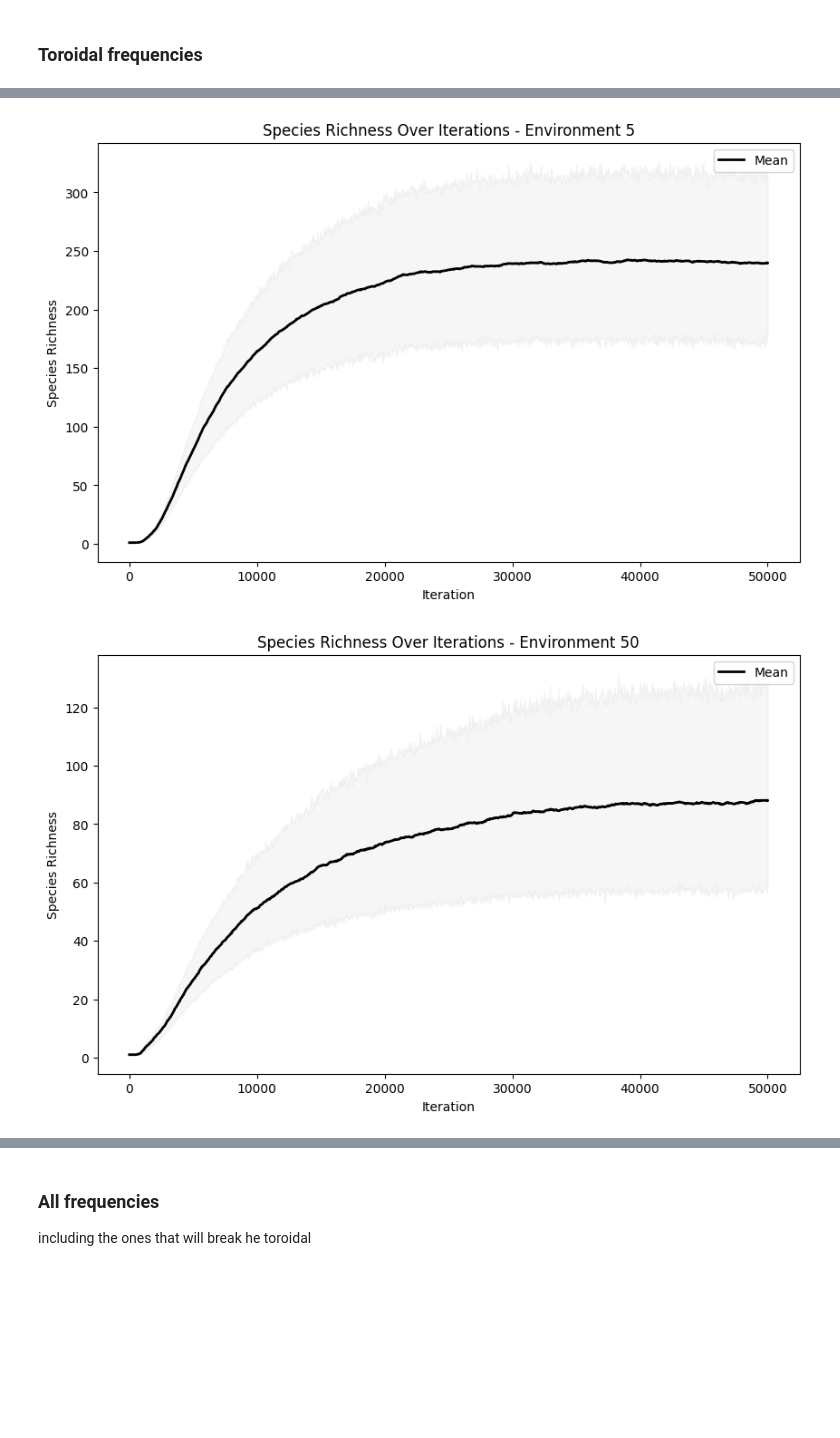
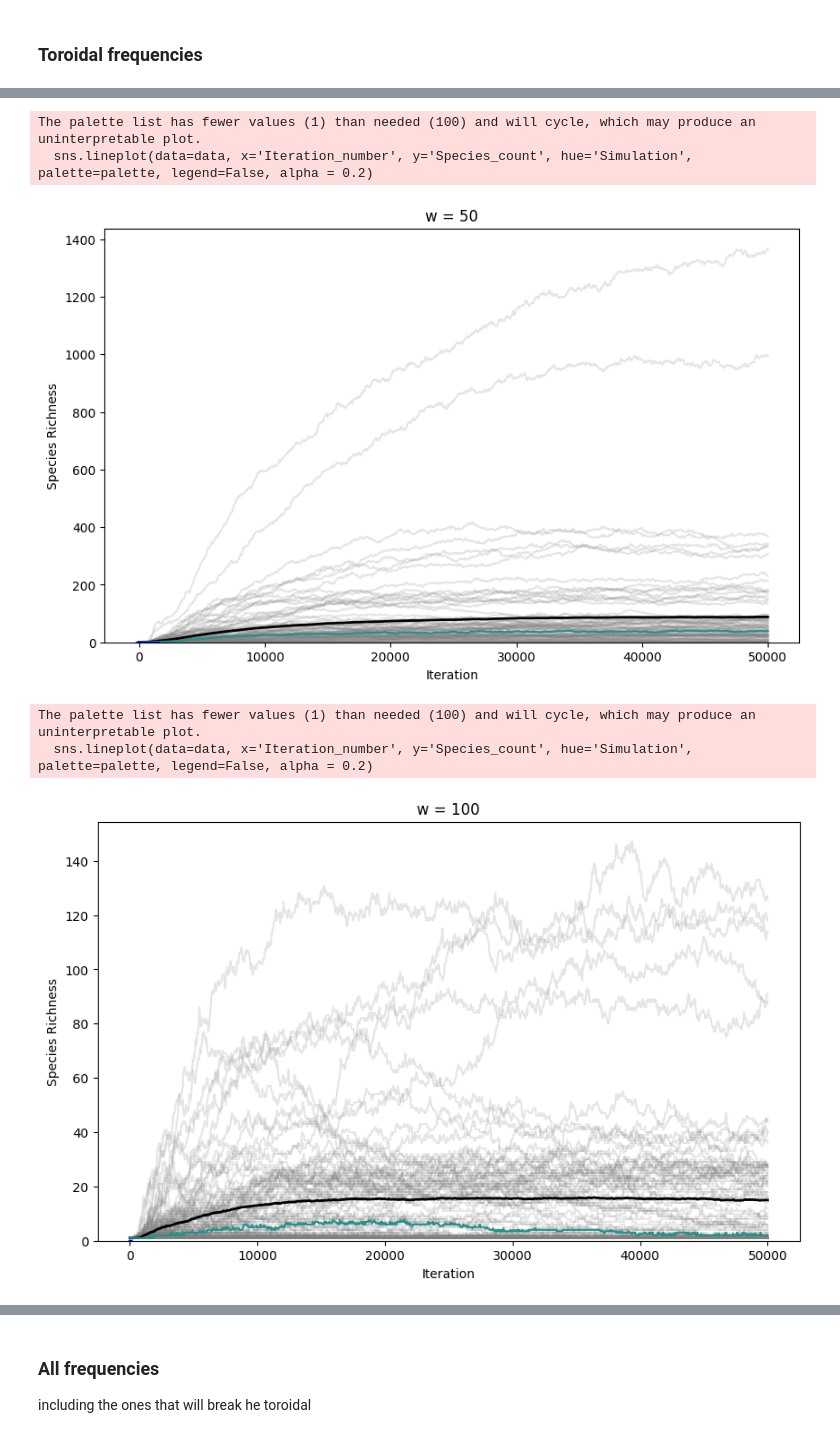
Before and after one commit to giuliabernardinieco/revosim-simulations, a Jupyter notebook: batches-results.ipynb, the cells around one changed output, grey strips where cells are left out. Saved outputs shown, nothing was run; the diff lists cells and outputs as text; code cells hidden in the pictures; blank space fills up the shorter version.

```diff
--- a/batches-results.ipynb
+++ b/batches-results.ipynb
@@ -76,4 +77,5 @@ plt.show
 # %%
+palette = ['gray']
 
 # Group the combined DataFrame by 'Environment'
 grouped_df = combined_df.groupby('Environment')
@@ -81,7 +83,19 @@ grouped_df = combined_df.groupby('Environment')
 # Plot for each environment
 for environment, data in grouped_df:
     plt.figure(figsize=(10, 6))  # Adjust size if needed
-    sns.lineplot(data=data, x='Iteration_number', y='Species_count', hue = 'Simulation' )
+    sns.lineplot(data=data, x='Iteration_number', y='Species_count', hue='Simulation', palette=palette, legend=False, alpha = 0.2)
+    # Calculate mean and median for each iteration
+    mean_values = data.groupby('Iteration_number')['Species_count'].mean()
+    meadian_value = data.groupby('Iteration_number')['Species_count'].median()
+    # Plot mean line
+    plt.plot(mean_values.index, mean_values.values, color='Black', linewidth = 2 , label='Mean')
+    plt.plot(meadian_value.index, meadian_value.values, color=plt.cm.viridis(0.5), linestyle='-', label='Median')
+
+    # Plot distribution at equilibrium
+    data_iter_49999 = data[data['Iteration_number'] == 49999]
+    sns.kdeplot(data=data_iter_49999['Species_count'], color='blue', linestyle='-', label='Iteration 49999 KDE')
+
+    #adding labels
     plt.xlabel("Iteration")
     plt.ylabel("Species Richness")
     plt.title(f"w = {environment}")
@@ -94,2 +114,6 @@ for environment, data in grouped_df:
+The palette list has fewer values (1) than needed (100) and will cycle, which may produce an uninterpretable plot.
+  sns.lineplot(data=data, x='Iteration_number', y='Species_count', hue='Simulation', palette=palette, legend=False, alpha = 0.2)
-[figure, old version]
+[figure, new version]
+The palette list has fewer values (1) than needed (100) and will cycle, which may produce an uninterpretable plot.
+  sns.lineplot(data=data, x='Iteration_number', y='Species_count', hue='Simulation', palette=palette, legend=False, alpha = 0.2)
-[figure, old version]
+[figure, new version]
```
Also changed, not shown: parts of 4 cells of this notebook.
